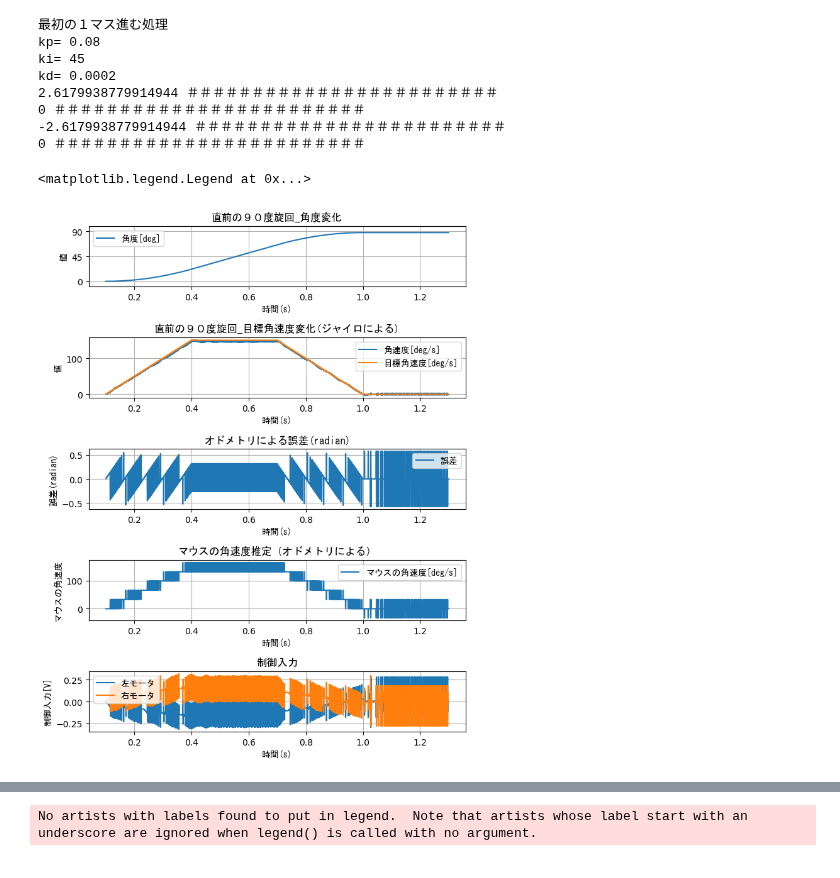
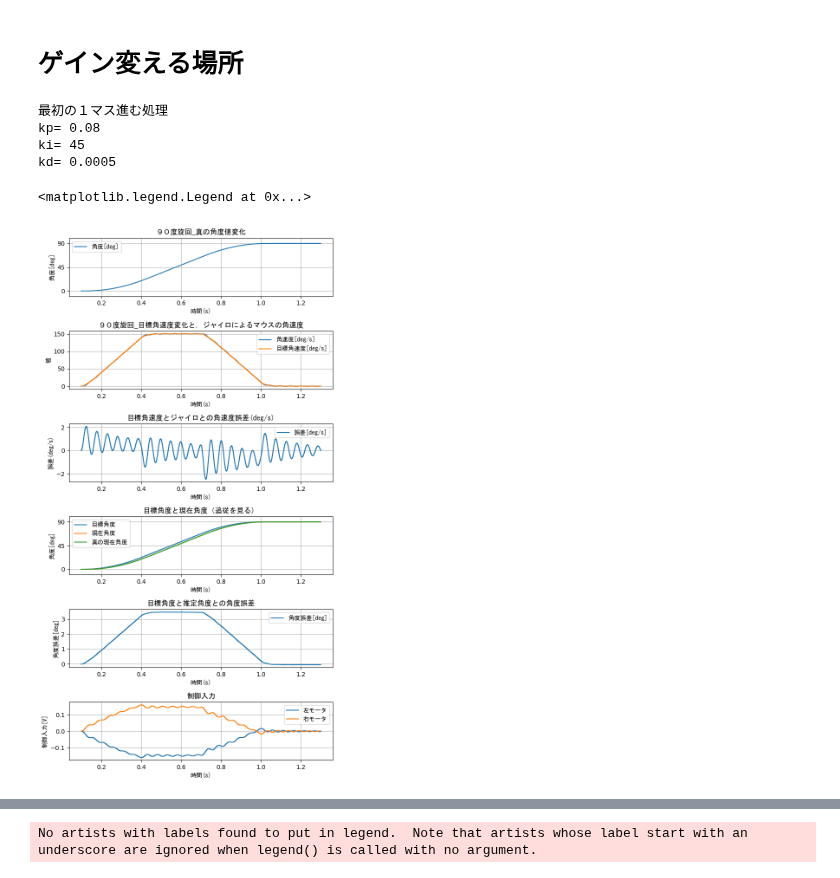
Before and after one commit to ShibuyaAtsushi/sibuya, a Jupyter notebook: gym/グラフ出す用に改造_テスト本番用整理した - コピー.ipynb, the cells around one changed output, grey strips where cells are left out. Drawn from its saved outputs; the diff is of its cells as text; code cells hidden in the pictures.

```diff
--- a/gym/グラフ出す用に改造_テスト本番用整理した - コピー.ipynb
+++ b/gym/グラフ出す用に改造_テスト本番用整理した - コピー.ipynb
@@ -1031,2 +1035,4 @@ with mujoco.viewer.launch_passive(model, data, key_callback=key_callback) as vie
+# %% [markdown]
+# ゲイン変える場所
 # %%
 def REright_curve(model, data, mouse_xpos, mouse_ypos, mouse_rad_vel, mouse_angle_rad, pre_odm_right, pre_odm_left, kp=0.57, ki=0,):
@@ -1230,7 +1377,7 @@ with mujoco.viewer.launch_passive(model, data, key_callback=key_callback) as vie
       env.model.opt.timestep = 0.0001
       looping += 1
 
-      model, data, mouse_xpos, mouse_ypos, mouse_rad_vel, mouse_angle_rad, pre_odm_right, pre_odm_left = REright_curve(model, data, mouse_xpos, mouse_ypos, mouse_vel, mouse_angle_rad, pre_odm_right, pre_odm_left, kp=0.57, ki=5,) #右にカーブ
+      model, data, mouse_xpos, mouse_ypos, mouse_rad_vel, mouse_angle_rad, pre_odm_right, pre_odm_left = angREright_curve(model, data, mouse_xpos, mouse_ypos, mouse_vel, mouse_angle_rad, pre_odm_right, pre_odm_left, kp=0.57, ki=5,) #右にカーブ
       # model, data, mouse_xpos, mouse_ypos, mouse_vel, mouse_angle_rad, pre_odm_right, pre_odm_left = straight(model, data, mouse_xpos, mouse_ypos, mouse_vel, mouse_angle_rad, pre_odm_right, pre_odm_left, kp=16.9, ki=0,) #0.5マス前進
       # model, data, mouse_xpos, mouse_ypos, mouse_vel, mouse_angle_rad, pre_odm_right, pre_odm_left = straight(model, data, mouse_xpos, mouse_ypos, mouse_vel, mouse_angle_rad, pre_odm_right, pre_odm_left, kp=16.9, ki=0,) #0.5マス前進
       # model, data, mouse_xpos, mouse_ypos, mouse_rad_vel, mouse_angle_rad, pre_odm_right, pre_odm_left = right_curve(model, data, mouse_xpos, mouse_ypos, mouse_vel, mouse_angle_rad, pre_odm_right, pre_odm_left, kp=0.57, ki=0.05) #左にカーブ
@@ -1286,27 +1433,23 @@ with mujoco.viewer.launch_passive(model, data, key_callback=key_callback) as vie
 最初の１マス進む処理
 kp= 0.08
 ki= 45
-kd= 0.0002
-2.6179938779914944 ＃＃＃＃＃＃＃＃＃＃＃＃＃＃＃＃＃＃＃＃＃＃＃＃
-0 ＃＃＃＃＃＃＃＃＃＃＃＃＃＃＃＃＃＃＃＃＃＃＃＃
--2.6179938779914944 ＃＃＃＃＃＃＃＃＃＃＃＃＃＃＃＃＃＃＃＃＃＃＃＃
-0 ＃＃＃＃＃＃＃＃＃＃＃＃＃＃＃＃＃＃＃＃＃＃＃＃
+kd= 0.0005
 # %%
-plt.figure(figsize=(7,9))
-plt.subplot(5, 1, 1)  # 2行1列のうちの1番目
+plt.figure(figsize=(7,13))
+plt.subplot(6, 1, 1)  # 2行1列のうちの1番目
 
-plt.title("直前の９０度旋回_角度変化", fontname="MS Gothic")
+plt.title("９０度旋回_真の角度値変化", fontname="MS Gothic")
 plt.grid()
 plt.xlabel("時間(s)", fontname="MS Gothic")
-plt.ylabel("値", fontname="MS Gothic")
+plt.ylabel("角度[deg]", fontname="MS Gothic")
 # plt.xlim(4.0, 10.0)  # x軸の範囲を設定
 plt.ylim(-10, 100)
 plt.gca().yaxis.set_major_locator(MultipleLocator(45))
 plt.plot(t_graph, kakudo_graph, linestyle='solid', label="角度[deg]")
 plt.legend(prop={'family':'MS Gothic'})
 
-plt.subplot(5, 1, 2)  # 2行1列のうちの1番目
-plt.title("直前の９０度旋回_目標角速度変化(ジャイロによる)", fontname="MS Gothic")
+plt.subplot(6, 1, 2)  # 2行1列のうちの1番目
+plt.title("９０度旋回_目標角速度変化と，ジャイロによるマウスの角速度", fontname="MS Gothic")
 plt.grid()
 plt.xlabel("時間(s)", fontname="MS Gothic")
 plt.ylabel("値", fontname="MS Gothic")
@@ -1331,44 +1474,61 @@ plt.legend(prop={'family':'MS Gothic'})
 # plt.legend(prop={'family':'MS Gothic'})
 
 # 制御入力の変化をプロットするサブプロット
-plt.subplot(5, 1, 3)  # 2行1列のうちの2番目
-plt.title("オドメトリによる誤差(radian)", fontname="MS Gothic")
+plt.subplot(6, 1, 3)  # 2行1列のうちの2番目
+plt.title("目標角速度とジャイロとの角速度誤差(deg/s)", fontname="MS Gothic")
 plt.grid()
 plt.xlabel("時間(s)", fontname="MS Gothic")
-plt.ylabel("誤差(radian)", fontname="MS Gothic")
+plt.ylabel("誤差(deg/s)", fontname="MS Gothic")
 # plt.xlim(4.0, 10.0)  # x軸の範囲を設定
 # plt.ylim(-3, 3)  # x軸の範囲を設定
 # plt.ylim(85, 95)
-plt.plot(t_graph, err_rad_vel_graph, linestyle='solid', label="誤差")
+plt.plot(t_graph, err_rad_vel_graph, linestyle='solid', label="誤差[deg/s]")
 plt.tight_layout()  # サブプロット間のスペースを調整
 plt.legend(prop={'family':'MS Gothic'})
 
 # 制御入力の変化をプロットするサブプロット
-plt.subplot(5, 1, 4)  # 2行1列のうちの2番目
-plt.title("マウスの角速度推定（オドメトリによる）", fontname="MS Gothic")
+plt.subplot(6, 1, 4)  # 2行1列のうちの2番目
+plt.gca().yaxis.set_major_locator(MultipleLocator(45))
+plt.ylim(-10, 100)
+plt.title("目標角度と現在角度（追従を見る）", fontname="MS Gothic")
 plt.grid()
 plt.xlabel("時間(s)", fontname="MS Gothic")
-plt.ylabel("マウスの角速度", fontname="MS Gothic")
+plt.ylabel("角度[deg]", fontname="MS Gothic")
 # plt.xlim(4.0, 10.0)  # x軸の範囲を設定
 # plt.ylim(-3, 3)  # x軸の範囲を設定
 # plt.ylim(85, 95)
-plt.plot(t_graph, mouse_rad_vel_graph, linestyle='solid', label="マウスの角速度[deg/s]")
+plt.plot(t_graph, target_kakudo_graph, linestyle='solid', label="目標角度")
+plt.plot(t_graph, now_kakudo_graph, linestyle='solid', label="現在角度")
+plt.plot(t_graph, now_kakudo_god_graph, linestyle='solid', label="真の現在角度")
+
 plt.tight_layout()  # サブプロット間のスペースを調整
 plt.legend(prop={'family':'MS Gothic'})
 
-# 制御入力の変化をプロットするサブプロット
-plt.subplot(5, 1, 5)  # 2行1列のうちの2番目
+# 角度誤差の変化をプロットするサブプロット
+plt.subplot(6, 1, 5)  # 2行1列のうちの2番目
+plt.title("目標角度と推定角度との角度誤差", fontname="MS Gothic")
+plt.grid()
+plt.xlabel("時間(s)", fontname="MS Gothic")
+plt.ylabel("角度誤差[deg]", fontname="MS Gothic")
+# plt.xlim(4.0, 10.0)  # x軸の範囲を設定
+# plt.ylim(-3, 3)  # x軸の範囲を設定
+# plt.ylim(85, 95)
+plt.plot(t_graph, kakudo_err_graph, linestyle='solid', label="角度誤差[deg]")
+plt.tight_layout()  # サブプロット間のスペースを調整
+plt.legend(prop={'family':'MS Gothic'})
+
+plt.subplot(6, 1, 6)  # 2行1列のうちの2番目
 plt.title("制御入力", fontname="MS Gothic")
 plt.grid()
 plt.xlabel("時間(s)", fontname="MS Gothic")
 plt.ylabel("制御入力[V]", fontname="MS Gothic")
 # plt.xlim(4.0, 10.0)  # x軸の範囲を設定
 # plt.ylim(-3, 3)  # x軸の範囲を設定
 # plt.ylim(85, 95)
 plt.plot(t_graph, left_mot_graph, linestyle='solid', label="左モータ")
 plt.plot(t_graph, right_mot_graph, linestyle='solid', label="右モータ")
 plt.tight_layout()  # サブプロット間のスペースを調整
 plt.legend(prop={'family':'MS Gothic'})
 # %% [output]
 <matplotlib.legend.Legend at 0x...>
-[figure, old version]
+[figure, new version]
```
Also changed, not shown: parts of 3 cells of this notebook.
